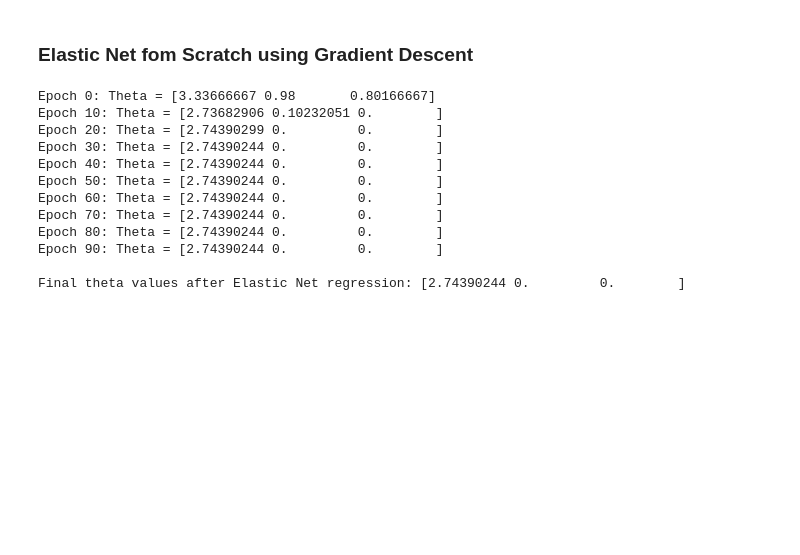
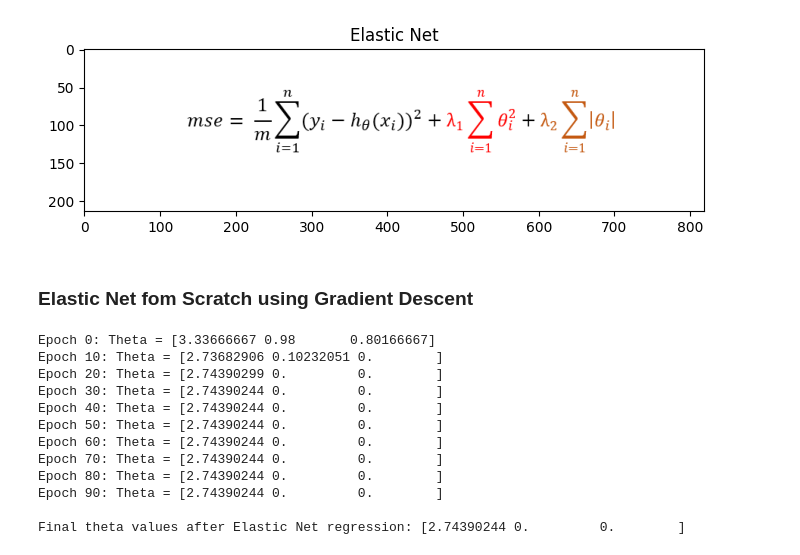
Before and after one commit to palakkmaheshwari/regularization, a Jupyter notebook: Elastic_Net.ipynb, the cells around one changed output. Saved outputs shown, nothing was run; the diff lists cells and outputs as text; code cells hidden in the pictures; blank space fills up the shorter version.

Commit message:
elastic net from scratch updated1

```diff
--- a/Elastic_Net.ipynb
+++ b/Elastic_Net.ipynb
@@ -12,10 +12,12 @@ from sklearn.preprocessing import StandardScaler
 # %%
 # Load image
 
 plt.figure(figsize= (8,8))
-mi = img.imread(r'elastic_net.png')
+mi = img.imread(r'C:\Users\Atharv Soni\Palakk\Machine Learning\Supervised\Regression\Linear\multi linear\Regularization\elastic_net.png')
 plt.title('Elastic Net')
 plt.imshow(mi);
+# %% [output]
+[figure, added]
 # %% [markdown]
 ### Elastic Net fom Scratch using Gradient Descent
 # %%
```
